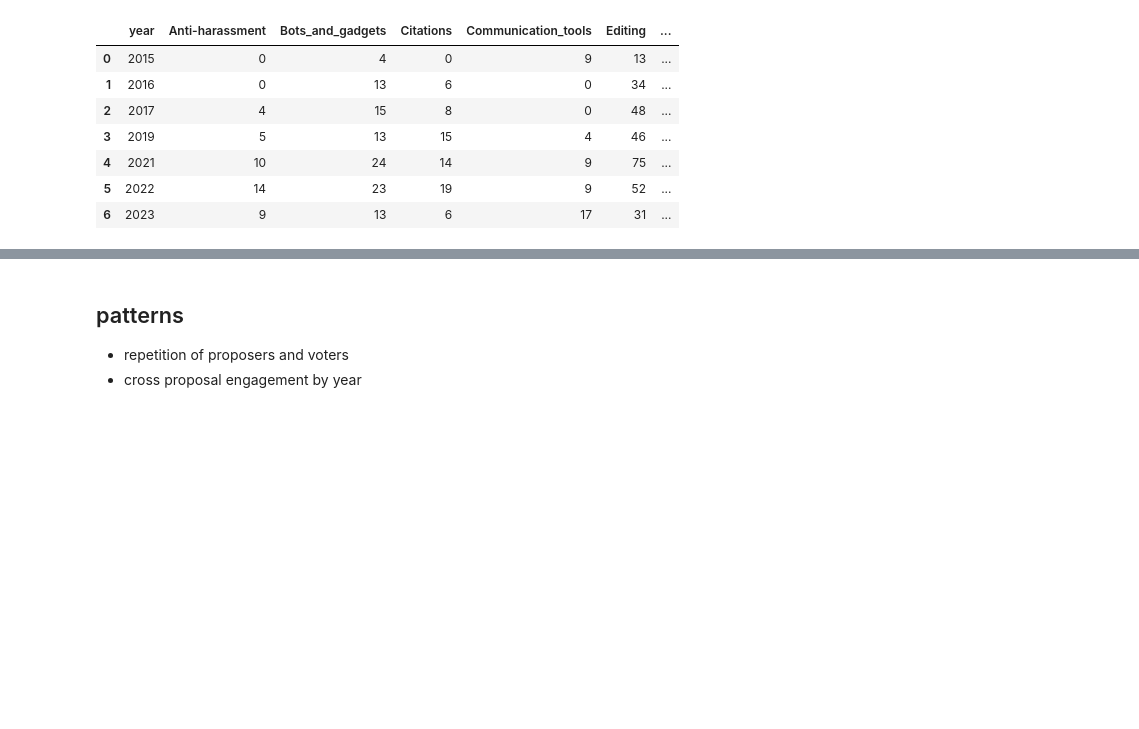
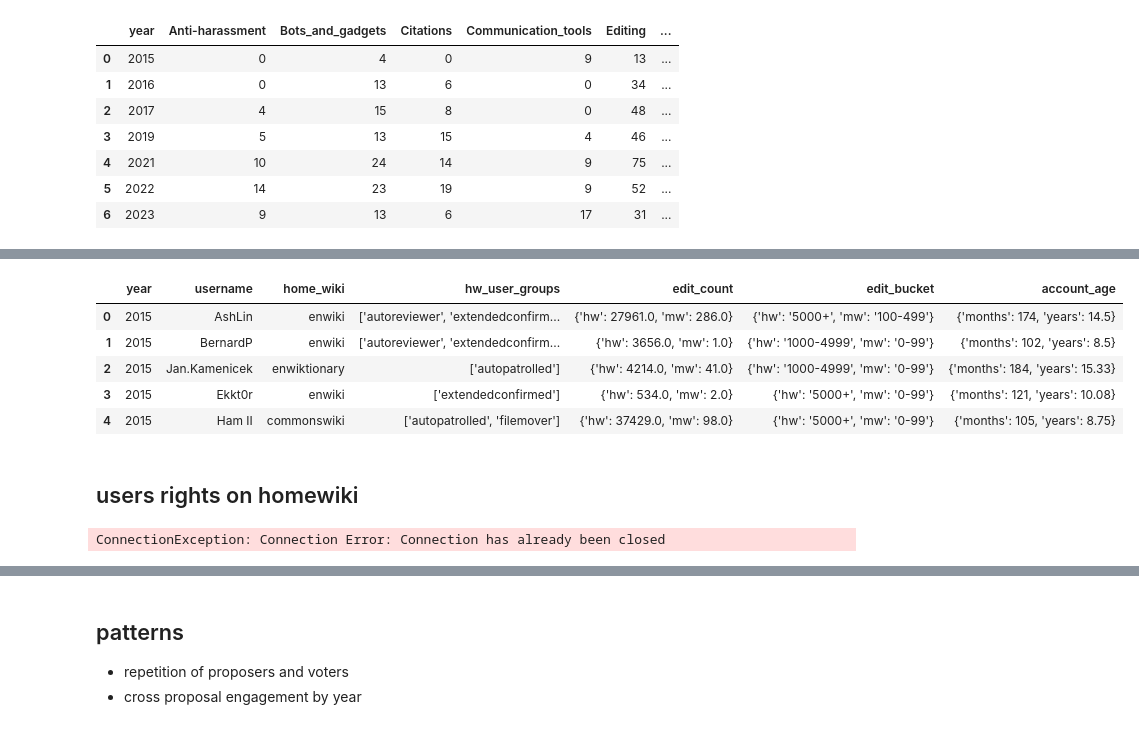
Before and after one commit to wikimedia-research/community-wishlist-historical-metrics-2023, a Jupyter notebook: 04-analysis.ipynb, the cells around one changed output, grey strips where cells are left out. Saved outputs shown, nothing was run; the diff lists cells and outputs as text; code cells hidden in the pictures; blank space fills up the shorter version.

```diff
--- a/04-analysis.ipynb
+++ b/04-analysis.ipynb
@@ -210,0 +347,15 @@ fig.show()
+# %%
+query("""SELECT * FROM user_data LIMIT 5""", True)
+# %% [output]
+|  | year | username | home_wiki | hw_user_groups | edit_count | edit_bucket | account_age |
+| 0 | 2015 | AshLin | enwiki | ['autoreviewer', 'extendedconfirm... | {'hw': 27961.0, 'mw': 286.0} | {'hw': '5000+', 'mw': '100-499'} | {'months': 174, 'years': 14.5} |
+| 1 | 2015 | BernardP | enwiki | ['autoreviewer', 'extendedconfirm... | {'hw': 3656.0, 'mw': 1.0} | {'hw': '1000-4999', 'mw': '0-99'} | {'months': 102, 'years': 8.5} |
+| 2 | 2015 | Jan.Kamenicek | enwiktionary | ['autopatrolled'] | {'hw': 4214.0, 'mw': 41.0} | {'hw': '1000-4999', 'mw': '0-99'} | {'months': 184, 'years': 15.33} |
+| 3 | 2015 | Ekkt0r | enwiki | ['extendedconfirmed'] | {'hw': 534.0, 'mw': 2.0} | {'hw': '5000+', 'mw': '0-99'} | {'months': 121, 'years': 10.08} |
+| 4 | 2015 | Ham II | commonswiki | ['autopatrolled', 'filemover'] | {'hw': 37429.0, 'mw': 98.0} | {'hw': '5000+', 'mw': '0-99'} | {'months': 105, 'years': 8.75} |
+# %% [markdown]
+## users rights on homewiki
+# %%
+query("""SELECT * FROM ud_merge WHERE list_contains(hw_user_groups, 'autopatrolled')""", True)
+# %% [output]
+ConnectionException: Connection Error: Connection has already been closed
```
Also changed, not shown: parts of 39 cells of this notebook, 6 other files.
